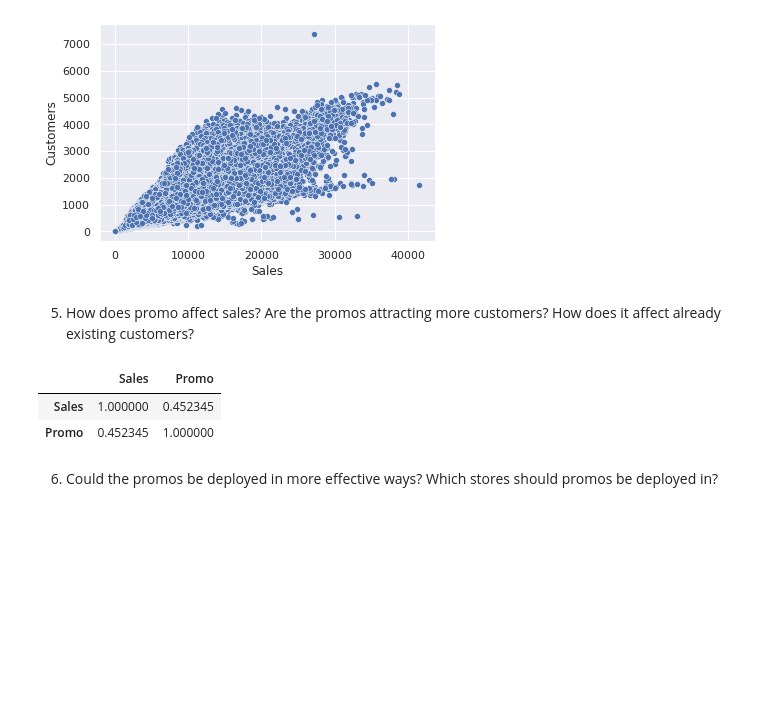
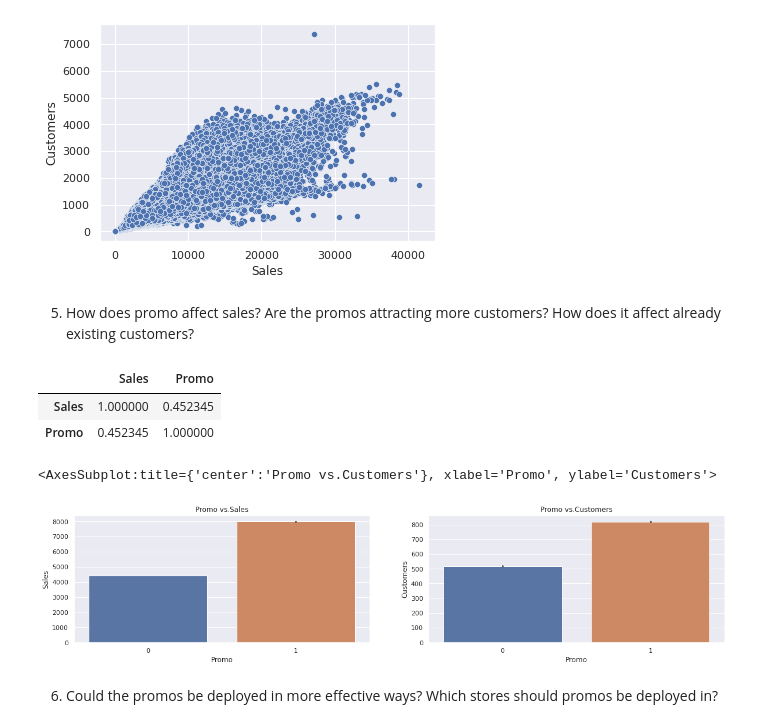
Before and after one commit to andyalex234/sales_forecasting, a Jupyter notebook: notebooks/eda.ipynb, the cells around one changed output. Drawn from its saved outputs; the diff is of its cells as text; code cells hidden in the pictures; blank space fills up the shorter version.

Commit message:
added data processing

```diff
--- a/notebooks/eda.ipynb
+++ b/notebooks/eda.ipynb
@@ -224,5 +219,15 @@ train_df.loc[:, ['Sales','Promo']].corr()
 |  | Sales | Promo |
 | Sales | 1.000000 | 0.452345 |
 | Promo | 0.452345 | 1.000000 |
+# %%
+fig, (axis1,axis2) = plt.subplots(1,2,figsize=(20,4))
+
+axis1.title.set_text('Promo vs.Sales')
+axis2.title.set_text('Promo vs.Customers')
+sns.barplot(x='Promo', y='Sales', data=train_df, ax=axis1)
+sns.barplot(x='Promo', y='Customers', data=train_df, ax=axis2)
+# %% [output]
+<AxesSubplot:title={'center':'Promo vs.Customers'}, xlabel='Promo', ylabel='Customers'>
+[figure, added]
 # %% [markdown]
 6. Could the promos be deployed in more effective ways? Which stores should promos be deployed in?
```
Also changed, not shown: parts of 9 cells of this notebook, 7 other files.
